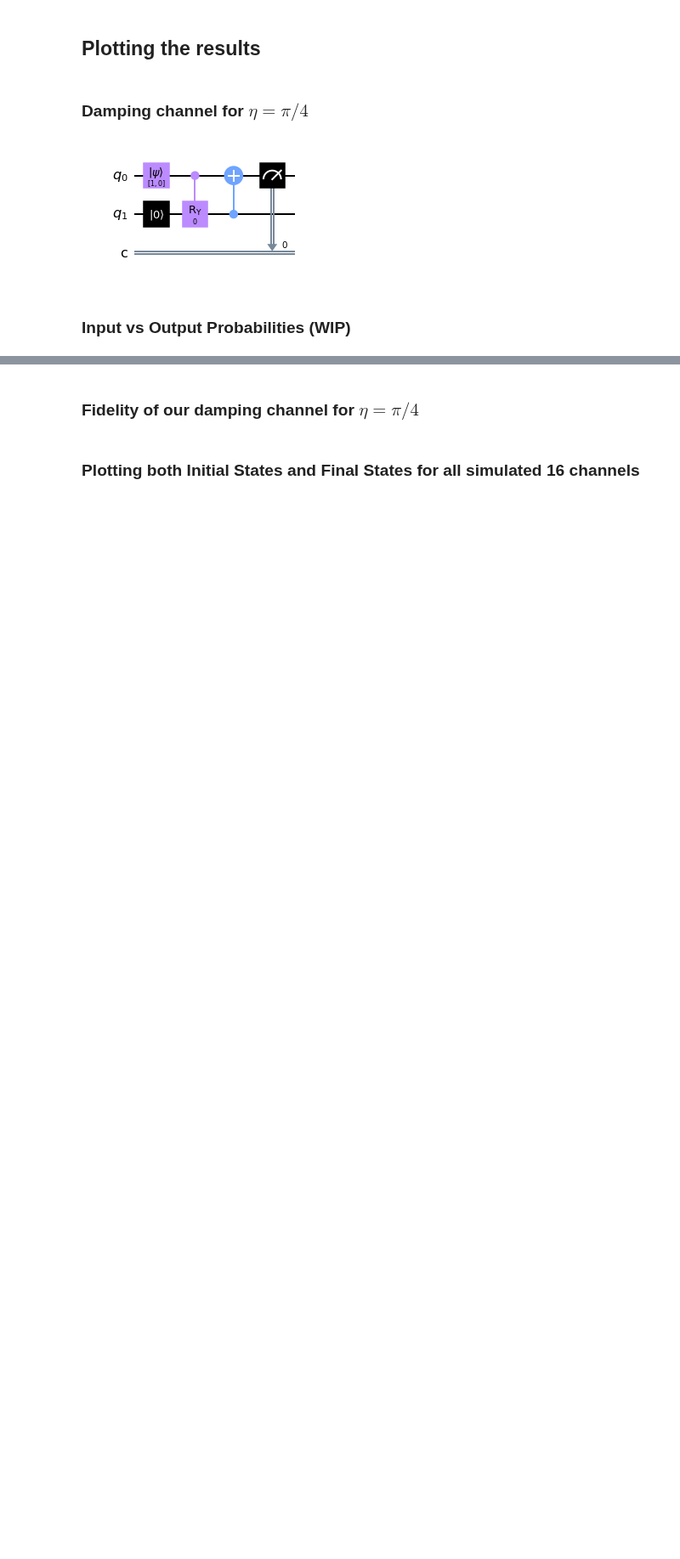
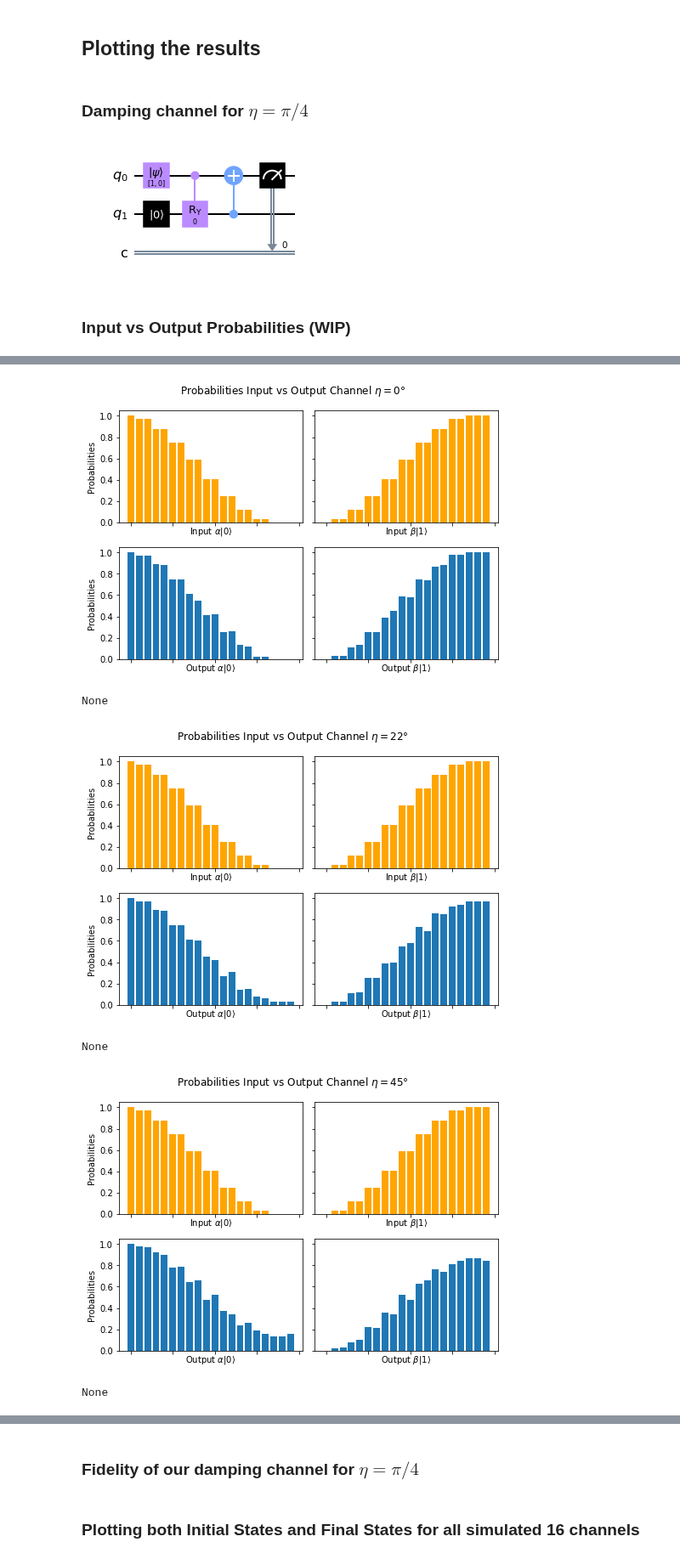
Before and after one commit to iamtxena/quantum-channel-discrimination, a Jupyter notebook: src/qcdBase.ipynb, the cells around one changed output, grey strips where cells are left out. Shown at 85% size. Drawn from its saved outputs; the diff is of its cells as text; code cells hidden in the pictures; blank space fills up the shorter version.

Commit message:
plot all computed channels input vs output probabilities

```diff
--- a/src/qcdBase.ipynb
+++ b/src/qcdBase.ipynb
@@ -243,13 +253,12 @@ def probability_from_amplitude(amplitude) -> int:
 # %%
 def extract_amplitudes_states(initial_states, final_states, number_execution, output_probabilities):
     total_amplitudes_to_extract = 20
-    initial_state_zero_amplitude = "0_input"
-    initial_state_one_amplitude = "1_input"
-    final_state_zero_amplitude = "0_output"
-    final_state_one_amplitude = "1_output"
+    initial_state_zero_amplitude = "input_0"
+    initial_state_one_amplitude = "input_1"
+    final_state_zero_amplitude = "output_0"
+    final_state_one_amplitude = "output_1"
     zero_amplitude = "zeroAmplitude"
     one_amplitude = "oneAmplitude"
-    psi = u"\u03C8"
 
     output_probabilities.append({
         initial_state_zero_amplitude: probability_from_amplitude(initial_states[zero_amplitude][0]),
@@ -308,0 +315,37 @@ for index_output in range(len(anglesEta)):
+# %%
+def prepare_and_plot_probabilities(anglesEta, initialStates, totalFinalStates):
+    # extract just a sample of all the computed probabilities
+    total_output_probabilities = []
+    for indexCountsToPrint in range(len(anglesEta)):
+        output_probabilities = []
+        output_probabilities = extract_amplitudes_states(initialStates, totalFinalStates, indexCountsToPrint, output_probabilities)
+        total_output_probabilities.append(output_probabilities)
+    final_probabilities = []
+    # prepare data to be plotted as bars
+    for index in range(len(total_output_probabilities)):
+        input_0 = []
+        input_1 = []
+        output_0 = []
+        output_1 = []
+        for prob_i in total_output_probabilities[index]:
+            input_0.append(prob_i["input_0"])
+            input_1.append(prob_i["input_1"])
+            output_0.append(prob_i["output_0"])
+            output_1.append(prob_i["output_1"])
+        final_probabilities.append({
+            "input_0": input_0,
+            "input_1": input_1,
+            "output_0": output_0,
+            "output_1": output_1,
+        })
+    for index in range(len(final_probabilities)):
+        plot_probabilities(final_probabilities[index]["input_0"], final_probabilities[index]["input_1"], final_probabilities[index]["output_0"], final_probabilities[index]["output_1"], index)
+# %%
+prepare_and_plot_probabilities(anglesEta, initialStates, totalFinalStates)
+# %% [output]
+[figure, added]
+None
+[figure, added]
+None
+[figure, added]
+None
```
Also changed, not shown: parts of 10 cells of this notebook.
